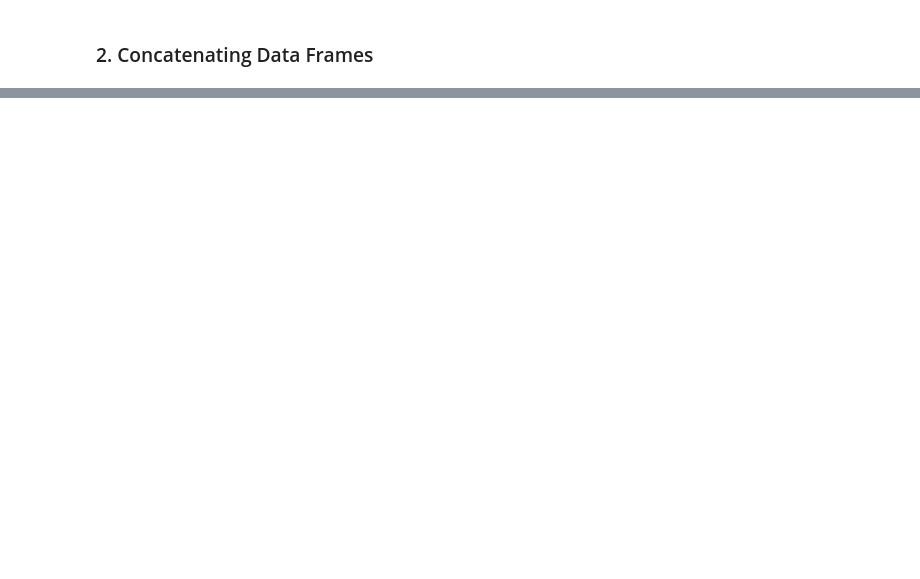
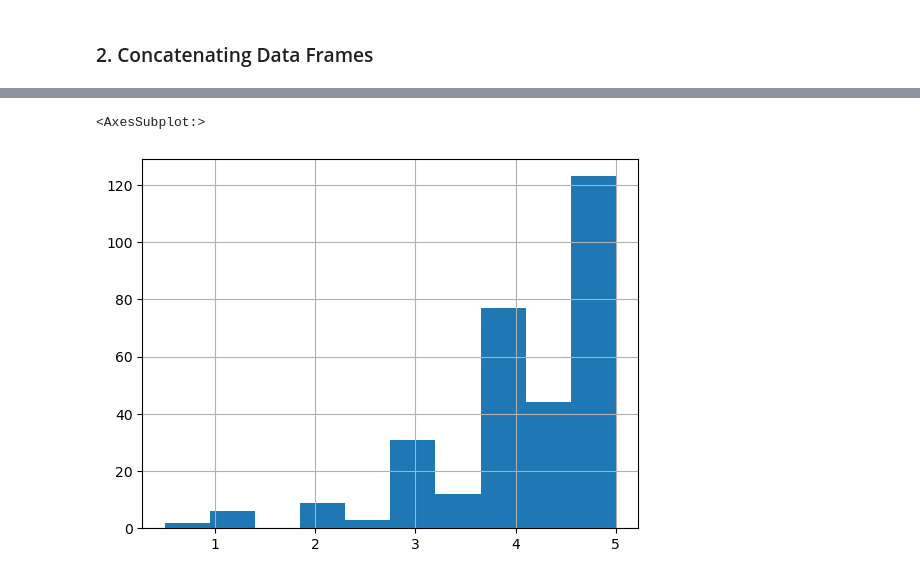
Before and after one commit to ch00226855/CMP464788Spring2023, a Jupyter notebook: Week13_MergeAndConcatenate.ipynb, the cells around one changed output, grey strips where cells are left out. Cells and saved outputs as stored; diff of their text form; code cells hidden in the pictures; blank space fills up the shorter version.

```diff
--- a/Week13_MergeAndConcatenate.ipynb
+++ b/Week13_MergeAndConcatenate.ipynb
@@ -241,0 +533,27 @@ pd.concat([spring_records, fall_records], axis=1)
+# %%
+# Data source:
+# https://grouplens.org/datasets/movielens/latest/
+import urllib.request
+import zipfile
+
+def load_movielens():
+    # Step 1: download the file
+    url = "https://files.grouplens.org/datasets/movielens/ml-latest-small.zip"
+    urllib.request.urlretrieve(url, 'data/temp.zip')
+
+    # Step 2: decompress the file
+    zip_file = zipfile.ZipFile('data/temp.zip')
+    zip_file.extractall('data')
+
+    # Step 3: Load the data as data frames
+    file_path = 'data/ml-latest-small/'
+    links = pd.read_csv(file_path + 'links.csv')
+    movies = pd.read_csv(file_path + 'movies.csv')
+    ratings = pd.read_csv(file_path + 'ratings.csv')
+    tags = pd.read_csv(file_path + 'tags.csv')
+
+    # Verify that the data frames are correctly loaded
+#     print(links.shape, movies.shape, ratings.shape, tags.shape)
+    return links, movies, ratings, tags
+# %%
+links, movies, ratings, tags = load_movielens()
@@ -241,0 +593,10 @@ pd.concat([spring_records, fall_records], axis=1)
+# %%
+# Quickly search for the ratings of a particular movie
+name = 'Pulp Fiction'
+merged_df = pd.merge(movies, ratings, on='movieId')
+results = merged_df[merged_df['title'].str.contains(name)]
+# %%
+results['rating'].hist()
+# %% [output]
+<AxesSubplot:>
+[figure, added]
```
Also changed, not shown: parts of 55 cells of this notebook.
